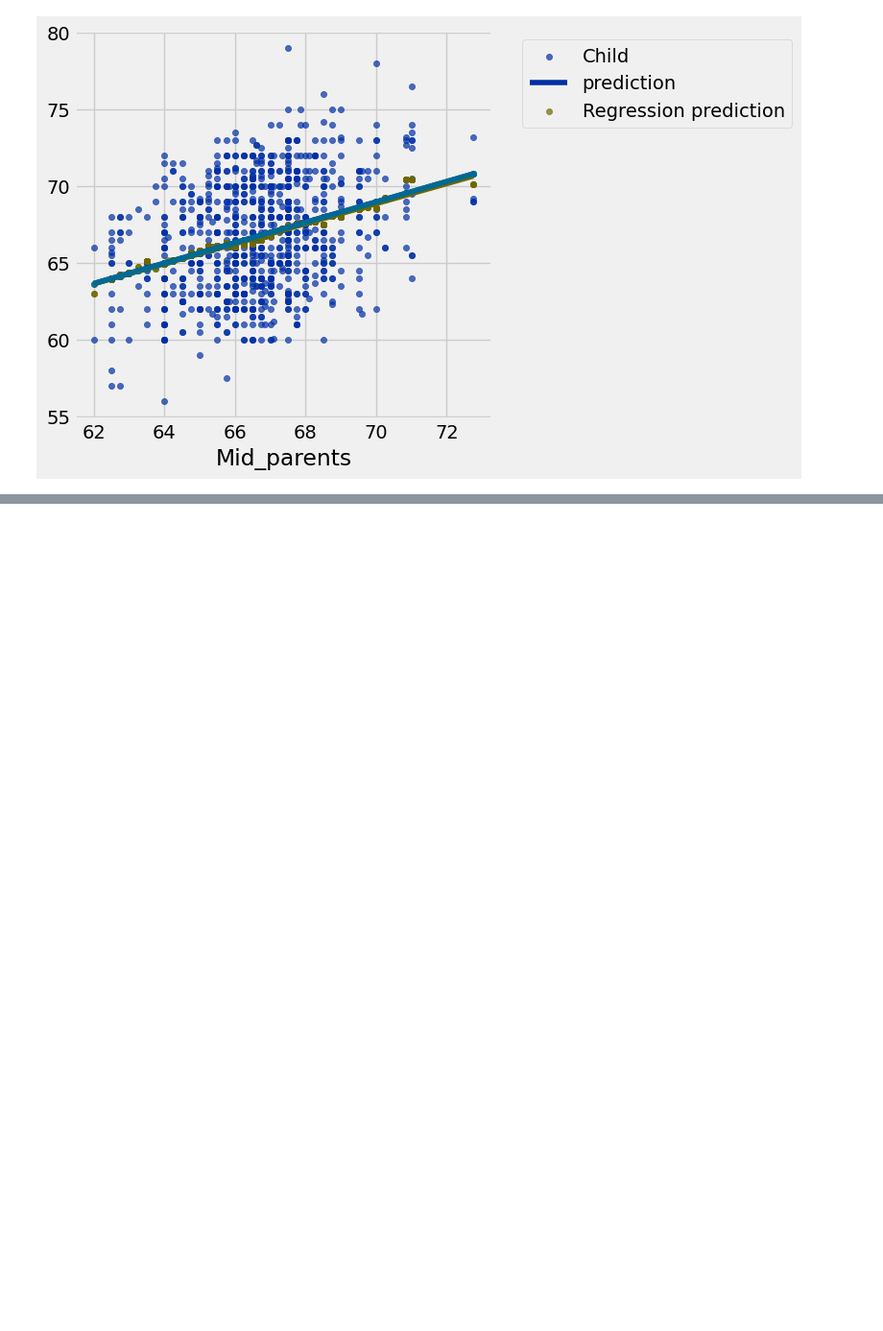
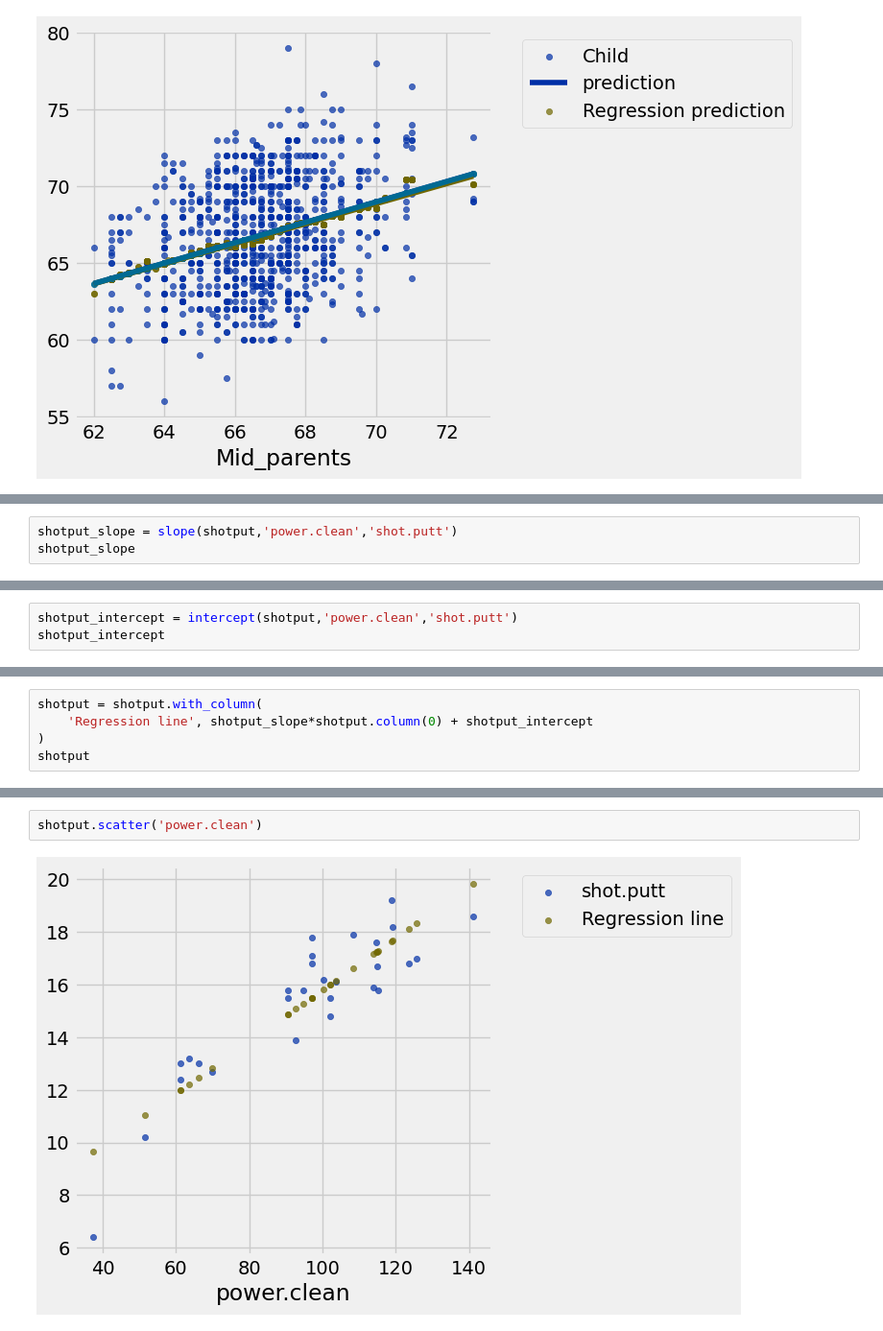
Before and after one commit to MYTWT/Data_Science, a Jupyter notebook: notebook/Numby/prediction.ipynb, the cells around one changed output, grey strips where cells are left out. Shown at 96% size. Drawn from its saved outputs; the diff is of its cells as text; blank space fills up the shorter version.

Commit message:
Datascience: Model regression

```diff
--- a/notebook/Numby/prediction.ipynb
+++ b/notebook/Numby/prediction.ipynb
@@ -220,0 +264,3 @@ lw_errors
+# %%
+shotput_slope = slope(shotput,'power.clean','shot.putt')
+shotput_slope
@@ -220,0 +269,3 @@ lw_errors
+# %%
+shotput_intercept = intercept(shotput,'power.clean','shot.putt')
+shotput_intercept
@@ -220,0 +274,5 @@ lw_errors
+# %%
+shotput = shotput.with_column(
+    'Regression line', shotput_slope*shotput.column(0) + shotput_intercept
+)
+shotput
@@ -220,0 +292,4 @@ lw_errors
+# %%
+shotput.scatter('power.clean')
+# %% [output]
+[figure, added]
```
Also changed, not shown: parts of 17 cells of this notebook, 2 other files.
